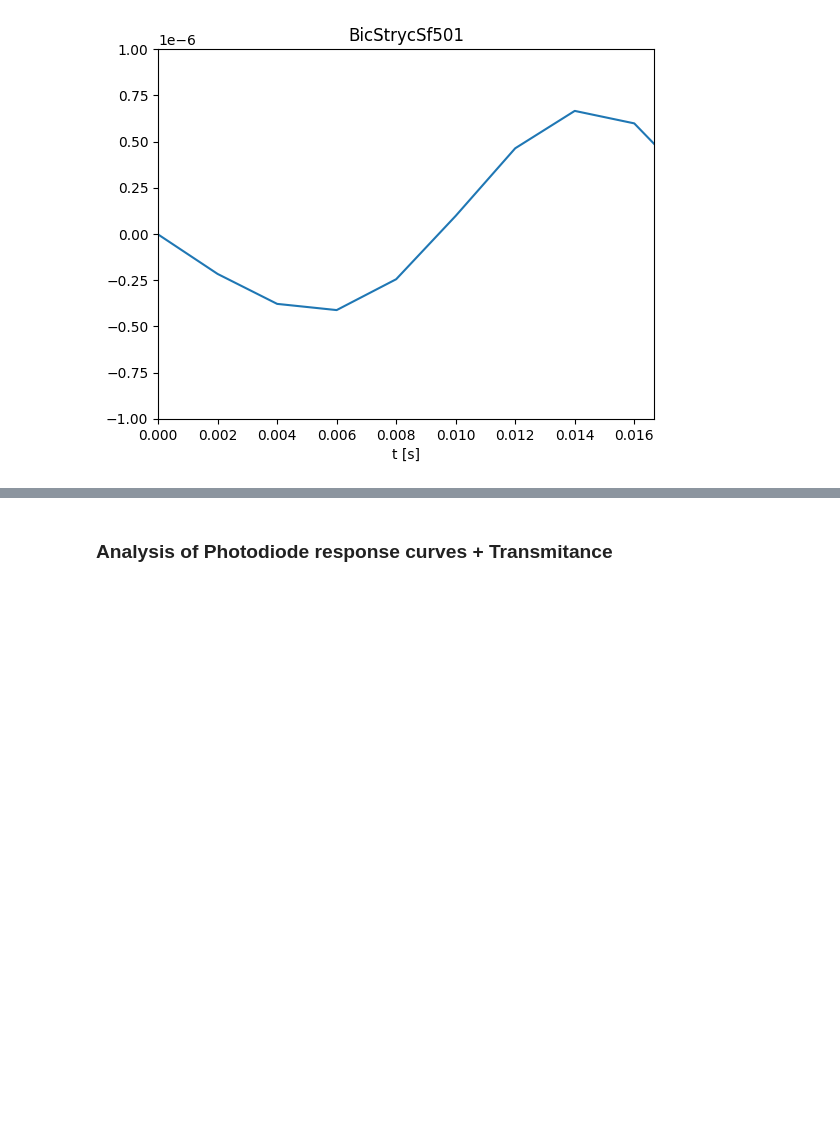
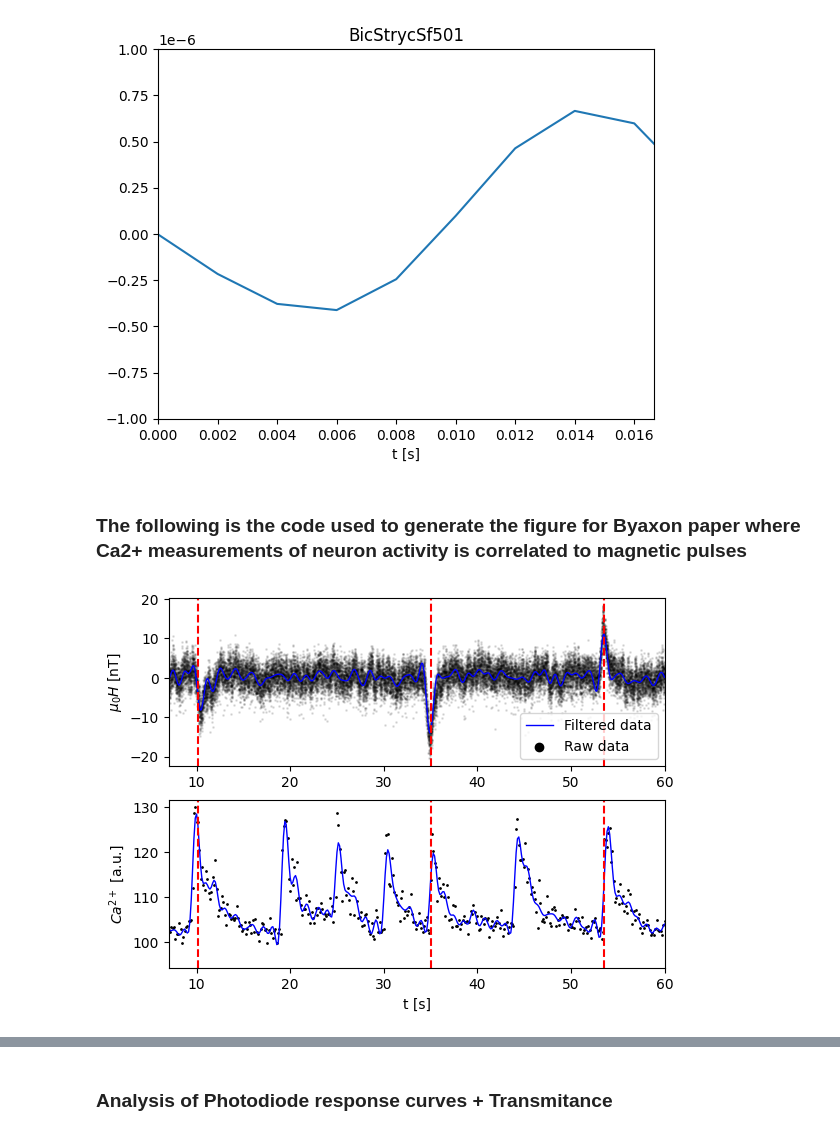
Before and after one commit to Guilldeas/General_Purpose_Analysis, a Jupyter notebook: Back_of_the_envelope.ipynb, the cells around one changed output, grey strips where cells are left out. Drawn from its saved outputs; the diff is of its cells as text; code cells hidden in the pictures; blank space fills up the shorter version.

```diff
--- a/Back_of_the_envelope.ipynb
+++ b/Back_of_the_envelope.ipynb
@@ -96,7 +96,7 @@ def filter_data(order, cutoff_freq, data, Btype='low', graph=True):
 
     @param order: order of the filter, since the filter is applied twice to achieve zero phase shift this is actualy half of the final order.
     @param cutoff_freq: cutoff frequency in Hz for the filter
-    @param data: a list containing 2 arrays like so: [x, y]
+    @param data: a list containing 2 arrays for x and y and a last element being the name of the file like so: [x, y]
     @param Btype: Type of filter for scipy's butter function
     @param graph: Boolean to decide wether to graph the results or not
 
@@ -235,3 +226,59 @@ ax.set_ylim(-1E-6, 1E-6)
 plt.show()
 # %% [output]
 [figure]
+# %% [markdown]
+### The following is the code used to generate the figure for Byaxon paper where Ca2+ measurements of neuron activity is correlated to magnetic pulses
+# %%
+# Part of these steps have already been taken in the previous example cells but I'll retake them again for clarity
+
+# Get experimental data extracted from CSVs
+Magnetic_data = csv2array(file_name="BicStrycSf501.csv", folder_name="Data", column_x_index=0, column_y_index=1, starting_row=2, Delimiter=';')
+Ca2_data = csv2array(file_name="BICPDMS000ROI.csv", folder_name="Data", column_x_index=0, column_y_index=1, starting_row=2, Delimiter=';')
+
+# Change scale of the raw magnetic signal to nT
+Magnetic_data[1] = Magnetic_data[1] * 1E6
+
+# Label arrays for better use
+x_raw_mag, y_raw_mag = Magnetic_data[0], Magnetic_data[1]
+x_raw_Ca, y_raw_Ca = Ca2_data[0], Ca2_data[1]
+
+
+# Filter signals
+_ , y_filt_mag, _ = filter_data(order=7, cutoff_freq=1, data=Magnetic_data, Btype='low', graph=False)
+_ , y_filt_Ca, _ = filter_data(order=7, cutoff_freq=1, data=Ca2_data, Btype='low', graph=False)
+
+# Create a figure with two subplots
+fig, axs = plt.subplots(2, 1)
+
+# Plot raw vs filtered data
+ax = axs[0]
+ax.clear()
+ax.scatter(x_raw_mag, y_raw_mag, s=1, alpha=0.1, color="k")
+ax.plot(x_raw_mag, y_filt_mag, color="blue", linewidth=1, label='Filtered data')
+ax.axvline(x=10.2, color="r", linestyle='--')
+ax.axvline(x=35, color="r", linestyle='--')
+ax.axvline(x=53.5, color="r", linestyle='--')
+ax.set_ylabel(r'$\mu_{0} H$ [nT]')
+ax.set_xlim([7, 60])
+
+# HACK to have a visible point in the legend
+ax.scatter(0, 0, color='k', label='Raw data')
+ax.legend()
+
+ax = axs[1]
+ax.clear()
+ax.scatter(x_raw_Ca, y_raw_Ca, s=1, alpha=1, color="k")
+ax.plot(x_raw_Ca, y_filt_Ca, color="blue", linewidth=1)
+ax.axvline(x=10.2, color="r", linestyle='--')
+ax.axvline(x=35, color="r", linestyle='--')
+ax.axvline(x=53.5, color="r", linestyle='--')
+ax.set_ylabel(r'$Ca^{2+}$ [a.u.]')
+ax.set_xlabel('t [s]')
+ax.set_xlim([7, 60])
+
+# Adjust the spacing between subplots
+plt.subplots_adjust(hspace=0.2)
+
+plt.show()
+# %% [output]
+[figure, added]
```
Also changed, not shown: parts of 5 cells of this notebook, 1 other file.
